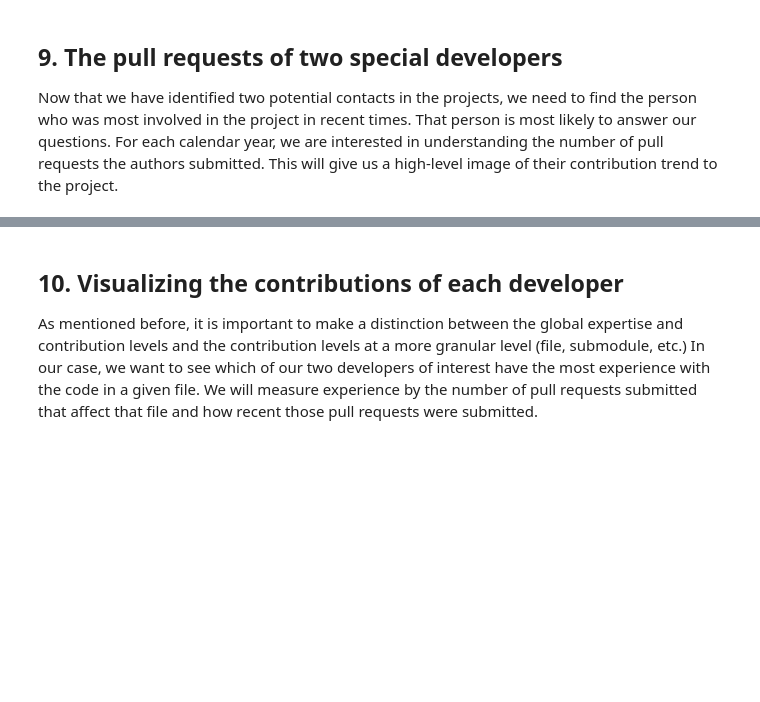
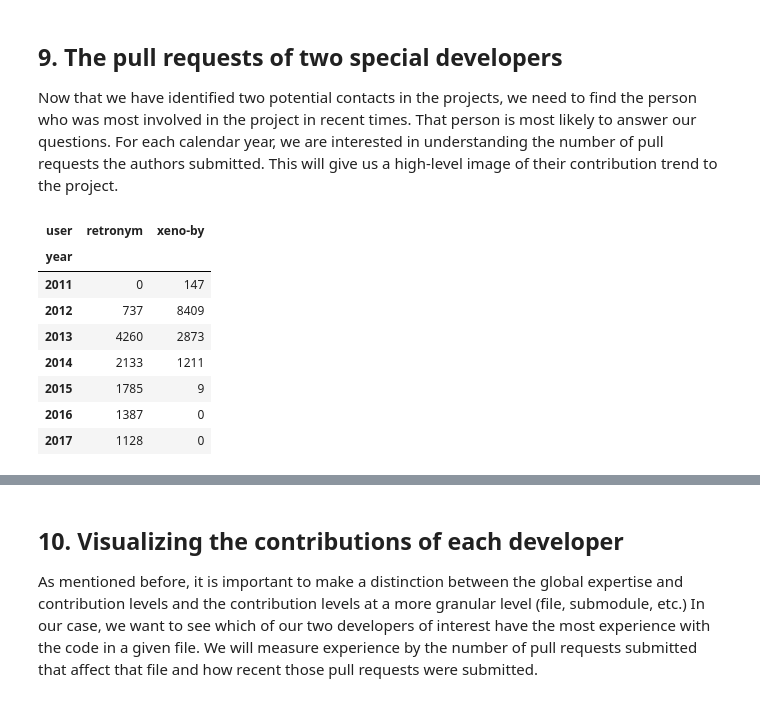
Before and after one commit to MarcMartinezM/PracticasIABigData, a Jupyter notebook: dataFrame/scala/CaseStudy_Scala.ipynb, the cells around one changed output, grey strips where cells are left out. Drawn from its saved outputs; the diff is of its cells as text; code cells hidden in the pictures; blank space fills up the shorter version.

```diff
--- a/dataFrame/scala/CaseStudy_Scala.ipynb
+++ b/dataFrame/scala/CaseStudy_Scala.ipynb
@@ -142,3 +194,22 @@ print(dataScalaUsers['pid'].mean())
 # %% [markdown]
 ## 9. The pull requests of two special developers
 <p>Now that we have identified two potential contacts in the projects, we need to find the person who was most involved in the project in recent times. That person is most likely to answer our questions. For each calendar year, we are interested in understanding the number of pull requests the authors submitted. This will give us a high-level image of their contribution trend to the project.</p>
+# %%
+#define autors
+autrosAtivos = ['xeno-by','retronym']
+
+#fiter dataframe
+dataScalaAuto = dataScala[dataScala['user'].isin(autrosAtivos)]
+
+#count for year ad month
+counts = dataScalaAuto.groupby(['user','year']).agg({'pid':'count'})
+# %% [output]
+| user | retronym | xeno-by |
+| year |  |  |
+| 2011 | 0 | 147 |
+| 2012 | 737 | 8409 |
+| 2013 | 4260 | 2873 |
+| 2014 | 2133 | 1211 |
+| 2015 | 1785 | 9 |
+| 2016 | 1387 | 0 |
+| 2017 | 1128 | 0 |
```
Also changed, not shown: parts of 6 cells of this notebook.
